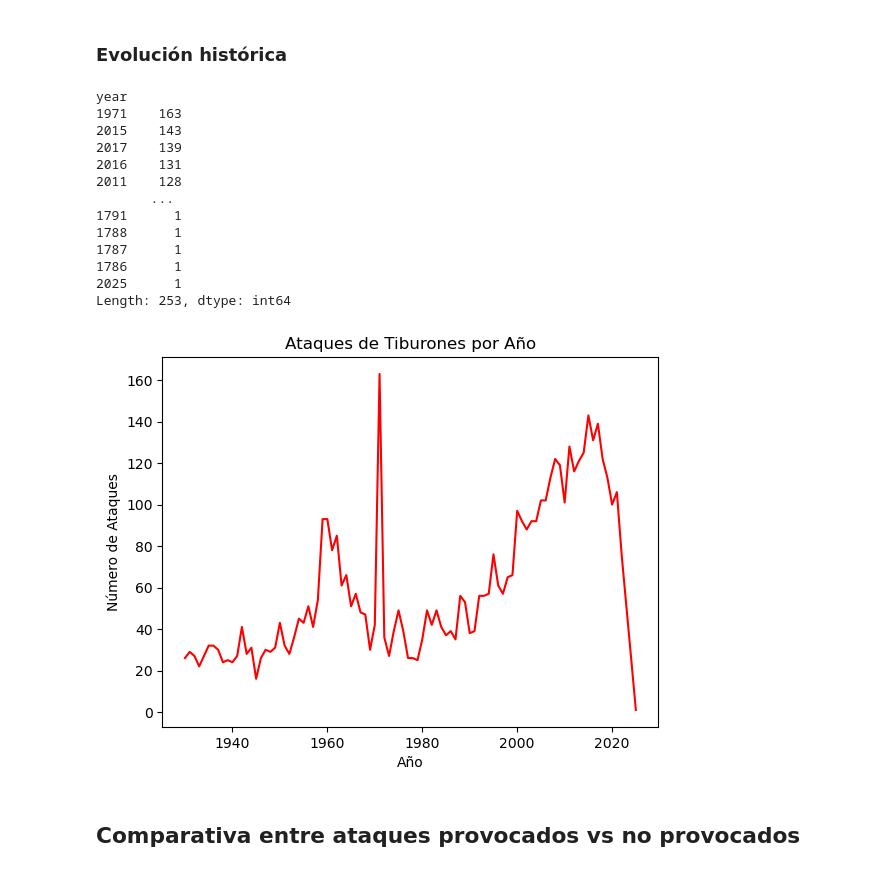
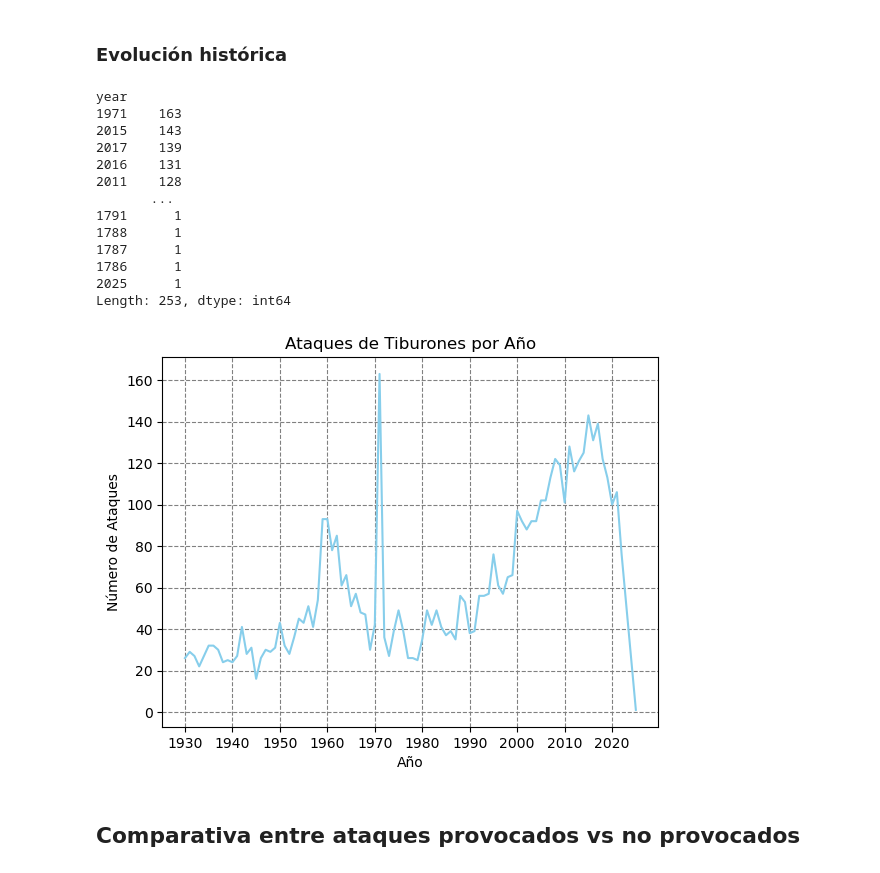
Before and after one commit to jesuserro/shark-attack-exploratory-data-analysis, a Jupyter notebook: notebooks/exploratory_analysis.ipynb, the cells around one changed output. Saved outputs shown, nothing was run; the diff lists cells and outputs as text; code cells hidden in the pictures.

```diff
--- a/notebooks/exploratory_analysis.ipynb
+++ b/notebooks/exploratory_analysis.ipynb
@@ -373,36 +373,39 @@ ataques_anuales = df.groupby('year').size()
 # Ordena los años con los más atacados primero
 ataques_anuales = ataques_anuales.sort_values(ascending=False)
 
 print(ataques_anuales)
 
 # Reordena los años para que estén en orden ascendente
 ataques_anuales = ataques_anuales.sort_index()
 
 # Toma los registros desde el año 1900 en adelante
 ataques_anuales = ataques_anuales[ataques_anuales.index >= 1930]
 
-# Muestra una gráfica de tipo "connected scatterplot" (skyblue) con los ataques por año
+# Muestra una gráfica de tipo "connected scatterplot" (skyblue) con los ataques por año. Muestra líneas discontínuas grises horizontales y verticales para los años. Muestra todas las décadas en el eje x.
 fig, ax = plt.subplots()
-ataques_anuales.plot(kind='line', color='red')
+ataques_anuales.plot(kind='line', color='skyblue')
 plt.title('Ataques de Tiburones por Año')
 plt.xlabel('Año')
 plt.ylabel('Número de Ataques')
+plt.xticks(range(1930, 2021, 10))
+plt.grid(axis='x', linestyle='--', color='gray')
+plt.grid(axis='y', linestyle='--', color='gray')
 plt.show()
 # %% [output]
 year
 1971    163
 2015    143
 2017    139
 2016    131
 2011    128
        ...
 1791      1
 1788      1
 1787      1
 1786      1
 2025      1
 Length: 253, dtype: int64
-[figure, old version]
+[figure, new version]
 # %% [markdown]
 ## Comparativa entre ataques provocados vs no provocados
 # %%
```
